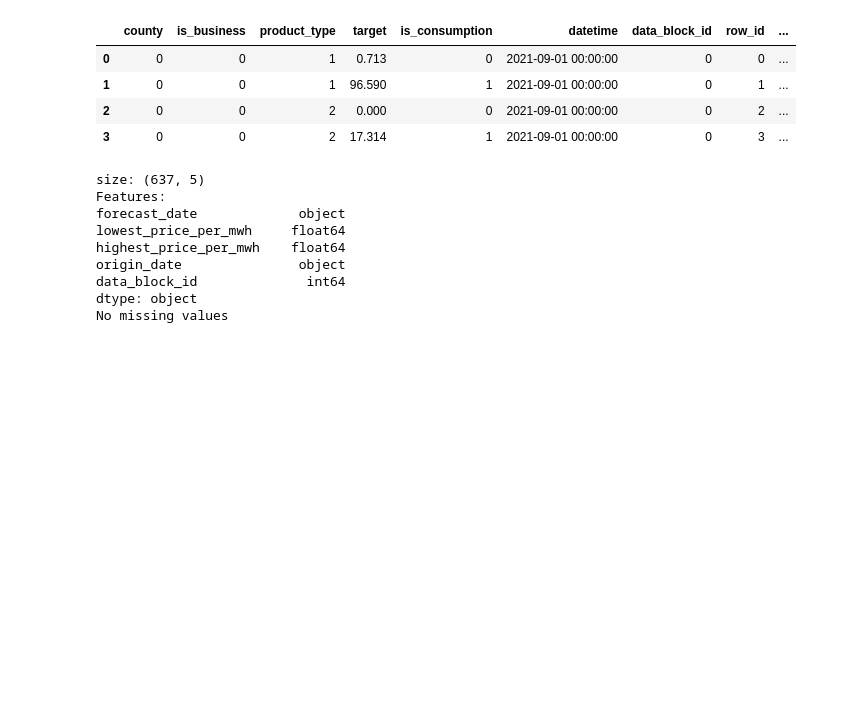
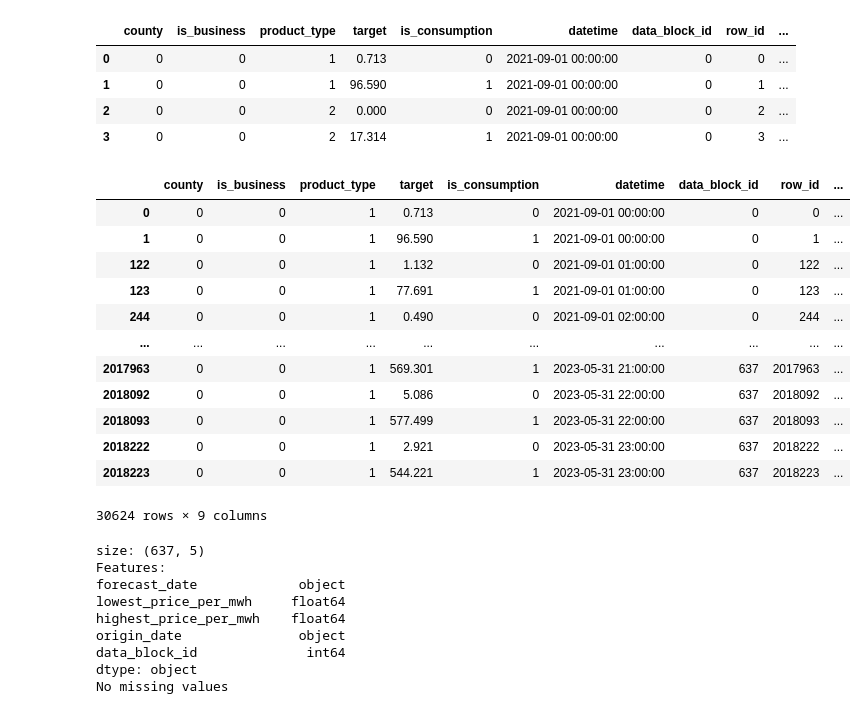
Before and after one commit to Musone/Predict-Energy-Behavior-of-Prosumers, a Jupyter notebook: main.ipynb, the cells around one changed output. Cells and saved outputs as stored; diff of their text form; code cells hidden in the pictures; blank space fills up the shorter version.

```diff
--- a/main.ipynb
+++ b/main.ipynb
@@ -81,6 +81,22 @@ dtype: object
 | 1 | 0 | 0 | 1 | 96.590 | 1 | 2021-09-01 00:00:00 | 0 | 1 | ... |
 | 2 | 0 | 0 | 2 | 0.000 | 0 | 2021-09-01 00:00:00 | 0 | 2 | ... |
 | 3 | 0 | 0 | 2 | 17.314 | 1 | 2021-09-01 00:00:00 | 0 | 3 | ... |
+# %%
+train_df[train_df['prediction_unit_id'] == 0]
+# %% [output]
+|  | county | is_business | product_type | target | is_consumption | datetime | data_block_id | row_id | ... |
+| 0 | 0 | 0 | 1 | 0.713 | 0 | 2021-09-01 00:00:00 | 0 | 0 | ... |
+| 1 | 0 | 0 | 1 | 96.590 | 1 | 2021-09-01 00:00:00 | 0 | 1 | ... |
+| 122 | 0 | 0 | 1 | 1.132 | 0 | 2021-09-01 01:00:00 | 0 | 122 | ... |
+| 123 | 0 | 0 | 1 | 77.691 | 1 | 2021-09-01 01:00:00 | 0 | 123 | ... |
+| 244 | 0 | 0 | 1 | 0.490 | 0 | 2021-09-01 02:00:00 | 0 | 244 | ... |
+| ... | ... | ... | ... | ... | ... | ... | ... | ... | ... |
+| 2017963 | 0 | 0 | 1 | 569.301 | 1 | 2023-05-31 21:00:00 | 637 | 2017963 | ... |
+| 2018092 | 0 | 0 | 1 | 5.086 | 0 | 2023-05-31 22:00:00 | 637 | 2018092 | ... |
+| 2018093 | 0 | 0 | 1 | 577.499 | 1 | 2023-05-31 22:00:00 | 637 | 2018093 | ... |
+| 2018222 | 0 | 0 | 1 | 2.921 | 0 | 2023-05-31 23:00:00 | 637 | 2018222 | ... |
+| 2018223 | 0 | 0 | 1 | 544.221 | 1 | 2023-05-31 23:00:00 | 637 | 2018223 | ... |
+30624 rows × 9 columns
 # %%
 gas_prices_df = pd.read_csv('./data/gas_prices.csv')
 print_df_info(gas_prices_df)
```
